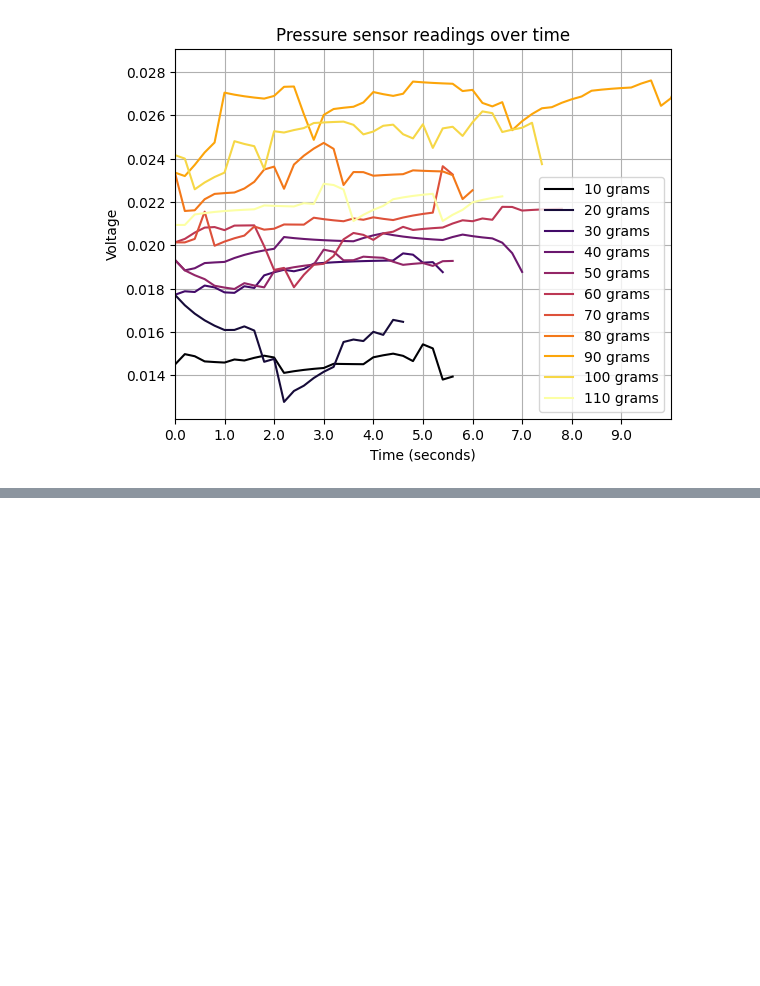
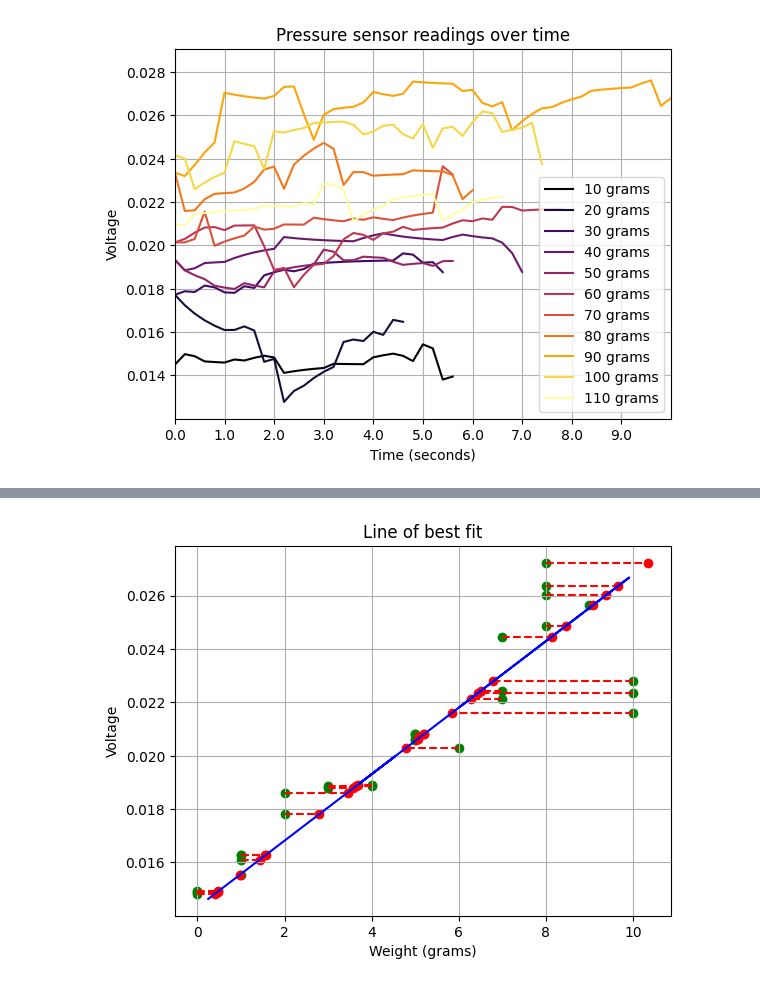
Before and after one commit to shepai/pico_weight_scales, a Jupyter notebook: Code/data vis/vis.ipynb, the cells around one changed output, grey strips where cells are left out. Saved outputs shown, nothing was run; the diff lists cells and outputs as text; code cells hidden in the pictures; blank space fills up the shorter version.

```diff
--- a/Code/data vis/vis.ipynb
+++ b/Code/data vis/vis.ipynb
@@ -86,0 +88,20 @@ plt.show()
+# %%
+for i in range(len(keys)):
+    key=keys[i]
+    data=low_pass(df[key])
+    for j in range(4):
+        val=np.random.choice(data)
+        pred=predict(val)
+        plt.scatter(int(i),val, color="g")
+        plt.scatter(pred, val, color="r")
+        plt.plot([i,pred],[val,val],"--",c="r")
+
+#plt.xticks([i for i in range(len(X))],[((i+1)*10) for i in range(len(X))])
+plt.plot(Y_fit,X, color="blue", label="Best Fit Line")  # Plot line
+plt.title("Line of best fit")
+plt.ylabel("Voltage")
+plt.xlabel("Weight (grams)")
+plt.grid(1)
+plt.show()
+# %% [output]
+[figure, added]
```
Also changed, not shown: parts of 1 cell of this notebook.
